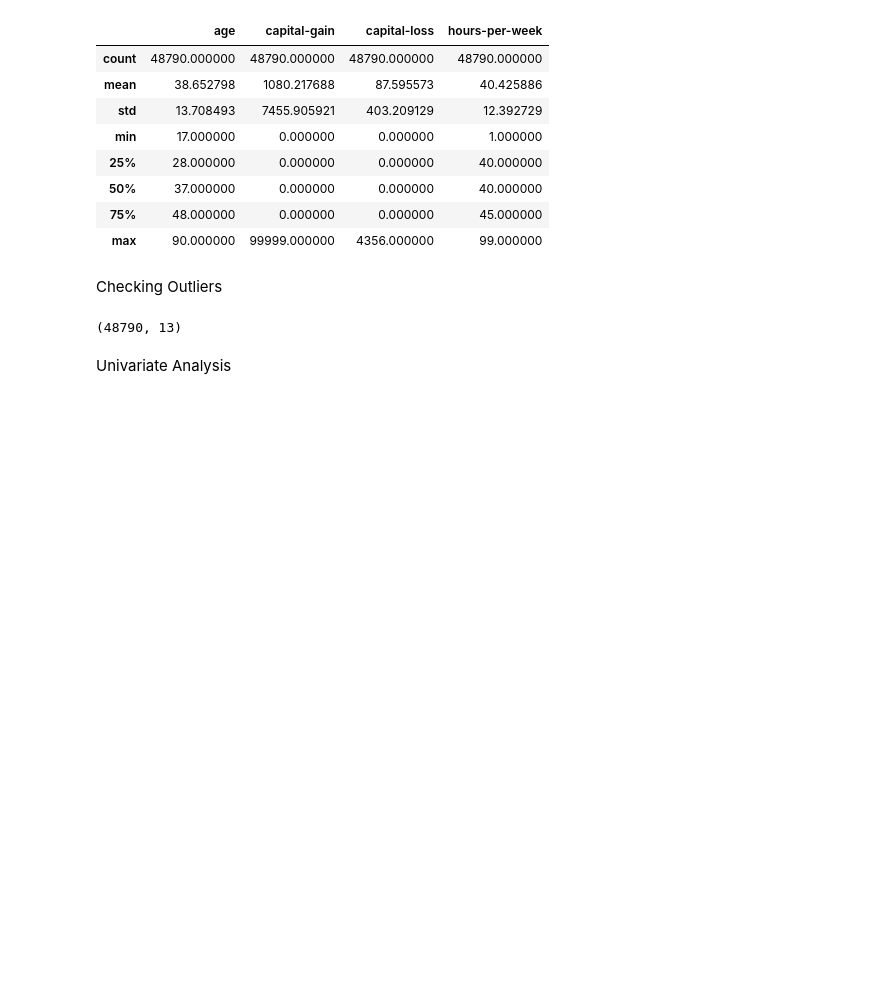
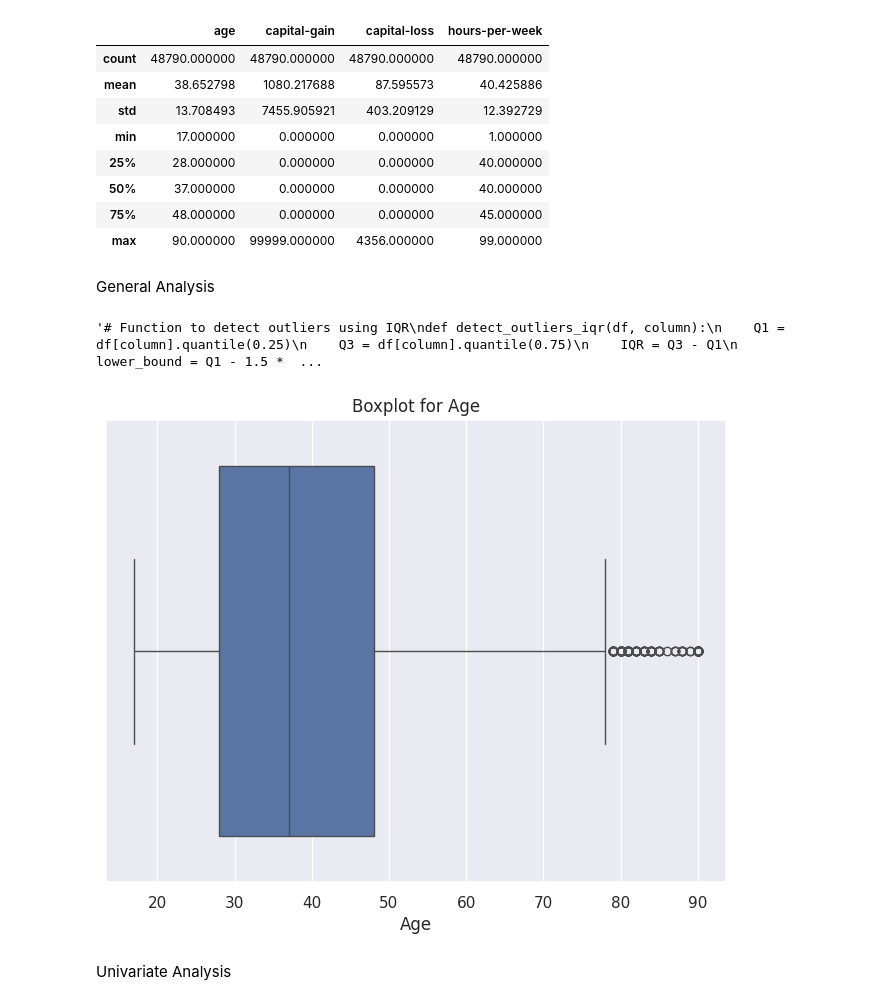
Before and after one commit to Exper626/Census-Income-ML, a Jupyter notebook: Census_Income_Unknown_replacement.ipynb, the cells around one changed output. Saved outputs shown, nothing was run; the diff lists cells and outputs as text; code cells hidden in the pictures; blank space fills up the shorter version.

Commit message:
Exploratory data changes. Removed outliers.

```diff
--- a/Census_Income_Unknown_replacement.ipynb
+++ b/Census_Income_Unknown_replacement.ipynb
@@ -257,10 +260,10 @@ final_data.describe()
 | 50% | 37.000000 | 0.000000 | 0.000000 | 40.000000 |
 | 75% | 48.000000 | 0.000000 | 0.000000 | 45.000000 |
 | max | 90.000000 | 99999.000000 | 4356.000000 | 99.000000 |
-# %% [markdown]
-Checking Outliers
+# %% [markdown]
+General Analysis
 # %%
-# Function to detect outliers using IQR
+"""# Function to detect outliers using IQR
 def detect_outliers_iqr(df, column):
     Q1 = df[column].quantile(0.25)
     Q3 = df[column].quantile(0.75)
@@ -268,10 +271,19 @@ def detect_outliers_iqr(df, column):
     lower_bound = Q1 - 1.5 * IQR
     upper_bound = Q3 + 1.5 * IQR
     outliers = df[(df[column] < lower_bound) | (df[column] > upper_bound)]
-    return outliers
-
-final_data.shape
+    return outliers"""
 # %% [output]
-(48790, 13)
+'# Function to detect outliers using IQR\ndef detect_outliers_iqr(df, column):\n    Q1 = df[column].quantile(0.25)\n    Q3 = df[column].quantile(0.75)\n    IQR = Q3 - Q1\n    lower_bound = Q1 - 1.5 *  ...
+# %%
+# boxplot for age
+plt.figure(figsize=(8,6))
+sns.boxplot(x=final_data['age'])
+
+plt.title('Boxplot for Age')
+plt.xlabel('Age')
+
+plt.show()
+# %% [output]
+[figure, added]
 # %% [markdown]
 Univariate Analysis
```
Also changed, not shown: parts of 12 cells of this notebook.
